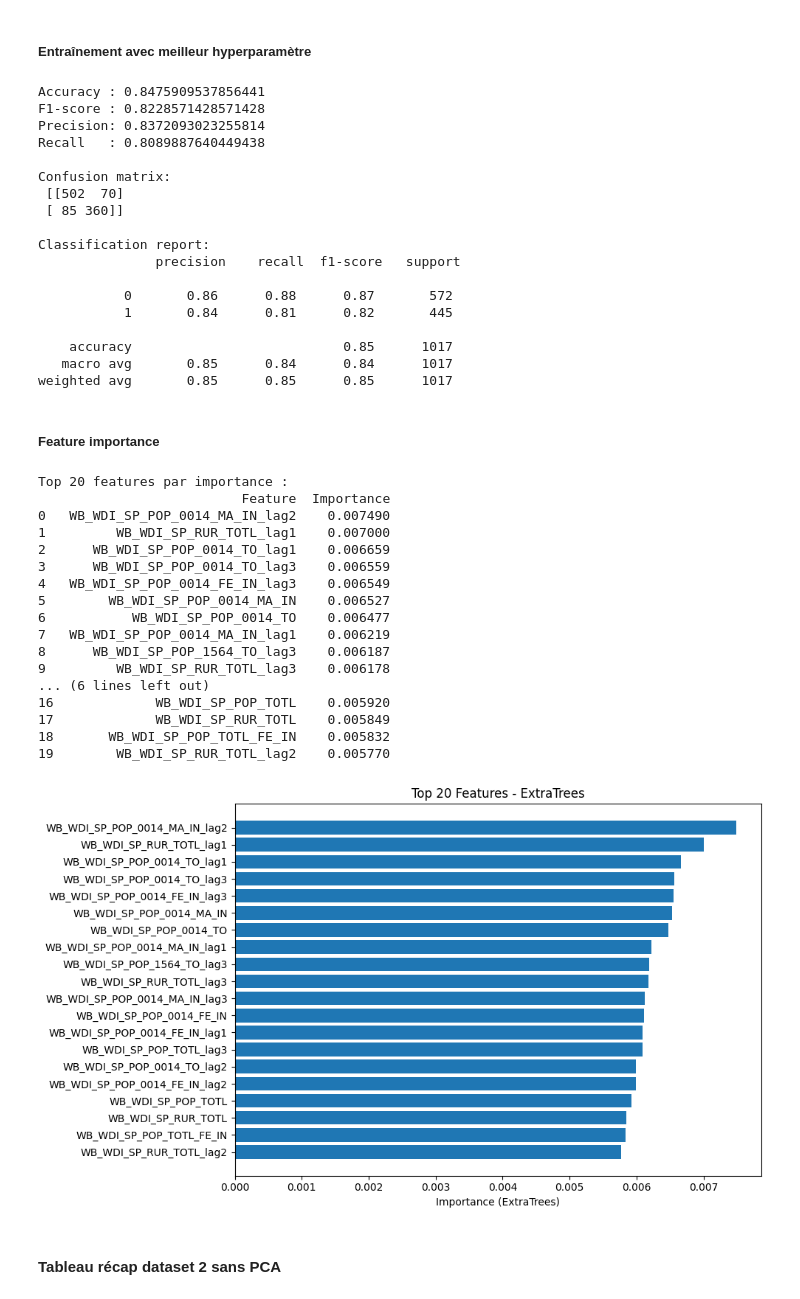
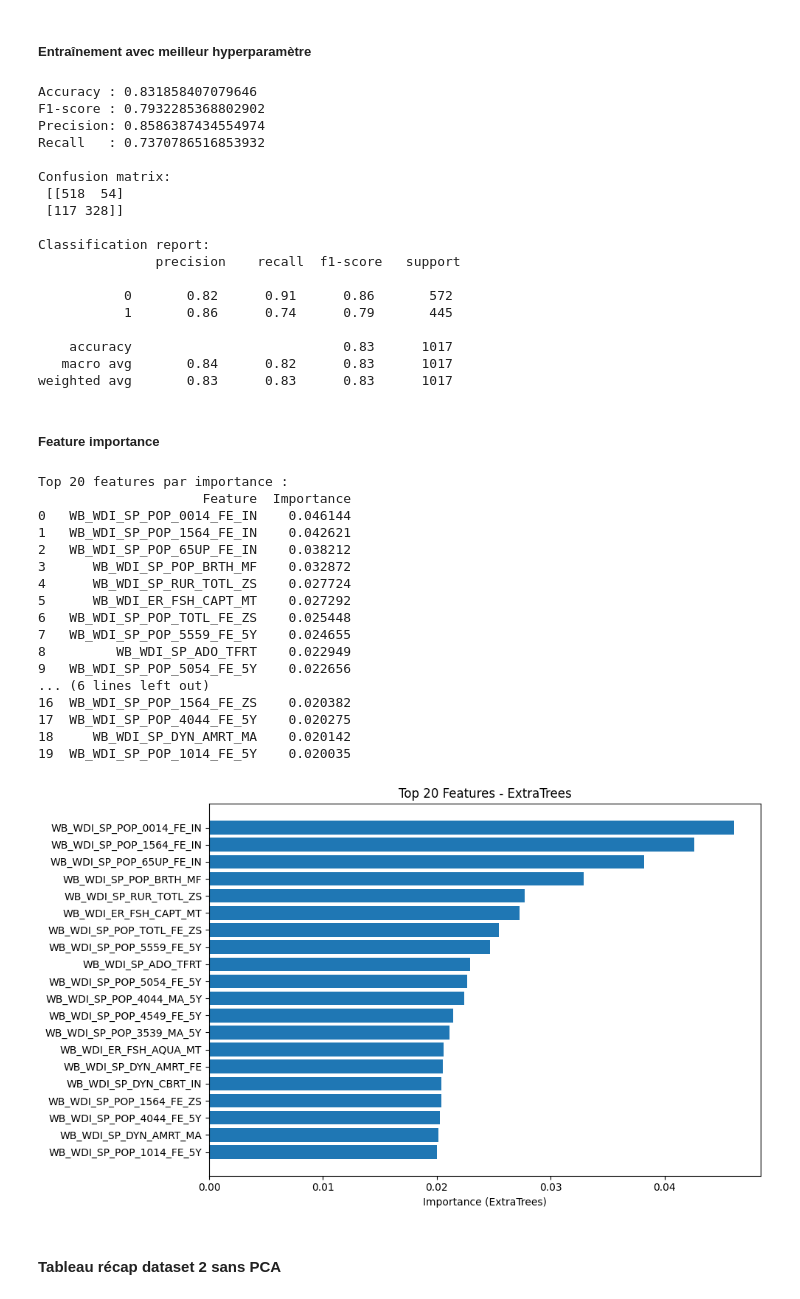
Before and after one commit to RaphaelMld/ConflictPrediction, a Jupyter notebook: methode_lags/methode_lags.ipynb, the cells around one changed output. Drawn from its saved outputs; the diff is of its cells as text; code cells hidden in the pictures.

```diff
--- a/methode_lags/methode_lags.ipynb
+++ b/methode_lags/methode_lags.ipynb
@@ -110,4 +267,4 @@ Travail déjà effectué :
 # %%
-dataset2 = pd.read_csv("C:\\Users\\flori\\Documents\\Etudes\\Master\\SorbonneMIND\\M1\\Cours\\S1\\DALAS\\Projet\\eviter_data_leakage\\tulip_lifting_002.csv")
+dataset2 = dataset.copy()
 dataset2
 # %% [output]
@@ -1565,7 +2007,7 @@ scaler = StandardScaler()
 X_train_train_scaled = scaler.fit_transform(X_train_train)
 X_train_val_scaled = scaler.transform(X_train_val)
 
-model_mlp = MLPClassifier(
+model_mlp_2 = MLPClassifier(
     hidden_layer_sizes=(128, 64),
     activation='relu',
     solver='adam',
@@ -1574,10 +2016,10 @@ model_mlp = MLPClassifier(
 )
 
 # Entraînement
-model_mlp.fit(X_train_train_scaled, y_train_train)
+model_mlp_2.fit(X_train_train_scaled, y_train_train)
 
 # Prédiction
-y_pred = model_mlp.predict(X_train_val_scaled)
+y_pred = model_mlp_2.predict(X_train_val_scaled)
 
 # Évaluation
 acc_mlp_d2 = accuracy_score(y_train_val, y_pred)
@@ -1665,7 +2107,7 @@ scale_pos_weight = y_train_train.value_counts()[0] / y_train_train.value_counts(
 sample_weight = np.where(y_train_train == 1, scale_pos_weight, 1.0)
 
 # Définition du modèle
-model_gb = GradientBoostingClassifier(
+model_gb_2 = GradientBoostingClassifier(
     n_estimators=300,
     learning_rate=0.05,
     max_depth=5,
@@ -1674,10 +2116,10 @@ model_gb = GradientBoostingClassifier(
 )
 
 # Entraînement avec sample_weight pour gérer le déséquilibre
-model_gb.fit(X_train_train, y_train_train, sample_weight=sample_weight)
+model_gb_2.fit(X_train_train, y_train_train, sample_weight=sample_weight)
 
 # Prédiction
-y_pred = model_gb.predict(X_train_val)
+y_pred = model_gb_2.predict(X_train_val)
 
 # Évaluation
 acc_gb_d2 = accuracy_score(y_train_val, y_pred)
@@ -1760,7 +2202,7 @@ Top 20 features GradientBoosting:
 # Ajustement du déséquilibre
 class_weights = {0: 1, 1: scale_pos_weight}
 
-model_et = ExtraTreesClassifier(
+model_et_2 = ExtraTreesClassifier(
     n_estimators=300,
     max_depth=None,
     class_weight=class_weights,
@@ -1768,10 +2210,10 @@ model_et = ExtraTreesClassifier(
 )
 
 # Entraînement
-model_et.fit(X_train_train, y_train_train)
+model_et_2.fit(X_train_train, y_train_train)
 
 # Prédiction
-y_pred = model_et.predict(X_train_val)
+y_pred = model_et_2.predict(X_train_val)
 
 # Évaluation
 acc_et_d2 = accuracy_score(y_train_val, y_pred)
@@ -1785,73 +2227,73 @@ print("Recall   :", recall_et_d2)
 print("\nConfusion matrix:\n", confusion_matrix(y_train_val, y_pred))
 print("\nClassification report:\n", classification_report(y_train_val, y_pred))
 # %% [output]
-Accuracy : 0.8475909537856441
-F1-score : 0.8228571428571428
-Precision: 0.8372093023255814
-Recall   : 0.8089887640449438
+Accuracy : 0.831858407079646
+F1-score : 0.7932285368802902
+Precision: 0.8586387434554974
+Recall   : 0.7370786516853932
 
 Confusion matrix:
- [[502  70]
- [ 85 360]]
+ [[518  54]
+ [117 328]]
 
 Classification report:
                precision    recall  f1-score   support
 
-           0       0.86      0.88      0.87       572
-           1       0.84      0.81      0.82       445
+           0       0.82      0.91      0.86       572
+           1       0.86      0.74      0.79       445
 
-    accuracy                           0.85      1017
-   macro avg       0.85      0.84      0.84      1017
-weighted avg       0.85      0.85      0.85      1017
+    accuracy                           0.83      1017
+   macro avg       0.84      0.82      0.83      1017
+weighted avg       0.83      0.83      0.83      1017
 # %% [markdown]
 ##### Feature importance
 # %%
 # Choisir le modèle à analyser
-best_model = model_et
+best_model = model_et_2
 
 # Récupérer les importances
 importance_values = best_model.feature_importances_
 feature_names = X_train_train.columns
 
 # Construire le DataFrame
 importance_df = pd.DataFrame({
     'Feature': feature_names,
     'Importance': importance_values
 })
 
 # Trier par importance décroissante
 importance_df = importance_df.sort_values(by='Importance', ascending=False).reset_index(drop=True)
 
 # Afficher top 20
 print("Top 20 features par importance :")
 print(importance_df.head(20))
 
 # Graphique top 20
 plt.figure(figsize=(10,6))
 plt.barh(importance_df['Feature'].head(20)[::-1], importance_df['Importance'].head(20)[::-1])
 plt.xlabel('Importance (ExtraTrees)')
 plt.title('Top 20 Features - ExtraTrees')
 plt.tight_layout()
 plt.show()
 # %% [output]
 Top 20 features par importance :
-                          Feature  Importance
-0   WB_WDI_SP_POP_0014_MA_IN_lag2    0.007490
-1         WB_WDI_SP_RUR_TOTL_lag1    0.007000
-2      WB_WDI_SP_POP_0014_TO_lag1    0.006659
-3      WB_WDI_SP_POP_0014_TO_lag3    0.006559
-4   WB_WDI_SP_POP_0014_FE_IN_lag3    0.006549
-5        WB_WDI_SP_POP_0014_MA_IN    0.006527
-6           WB_WDI_SP_POP_0014_TO    0.006477
-7   WB_WDI_SP_POP_0014_MA_IN_lag1    0.006219
-8      WB_WDI_SP_POP_1564_TO_lag3    0.006187
-9         WB_WDI_SP_RUR_TOTL_lag3    0.006178
+                     Feature  Importance
+0   WB_WDI_SP_POP_0014_FE_IN    0.046144
+1   WB_WDI_SP_POP_1564_FE_IN    0.042621
+2   WB_WDI_SP_POP_65UP_FE_IN    0.038212
+3      WB_WDI_SP_POP_BRTH_MF    0.032872
+4      WB_WDI_SP_RUR_TOTL_ZS    0.027724
+5      WB_WDI_ER_FSH_CAPT_MT    0.027292
+6   WB_WDI_SP_POP_TOTL_FE_ZS    0.025448
+7   WB_WDI_SP_POP_5559_FE_5Y    0.024655
+8         WB_WDI_SP_ADO_TFRT    0.022949
+9   WB_WDI_SP_POP_5054_FE_5Y    0.022656
 ... (6 lines left out)
-16             WB_WDI_SP_POP_TOTL    0.005920
-17             WB_WDI_SP_RUR_TOTL    0.005849
-18       WB_WDI_SP_POP_TOTL_FE_IN    0.005832
-19        WB_WDI_SP_RUR_TOTL_lag2    0.005770
+16  WB_WDI_SP_POP_1564_FE_ZS    0.020382
+17  WB_WDI_SP_POP_4044_FE_5Y    0.020275
+18     WB_WDI_SP_DYN_AMRT_MA    0.020142
+19  WB_WDI_SP_POP_1014_FE_5Y    0.020035
-[figure, old version]
+[figure, new version]
 # %% [markdown]
 #### Tableau récap dataset 2 sans PCA
 # %%
```
Also changed, not shown: parts of 80 cells of this notebook, 5 other files.
